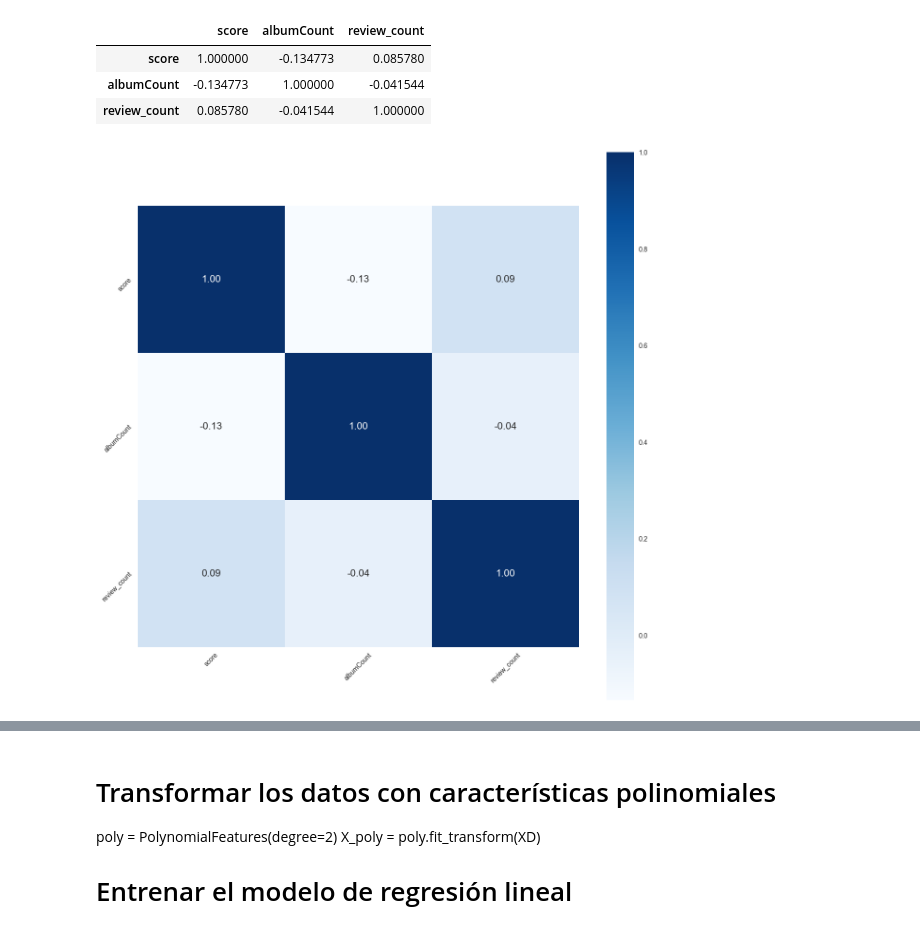
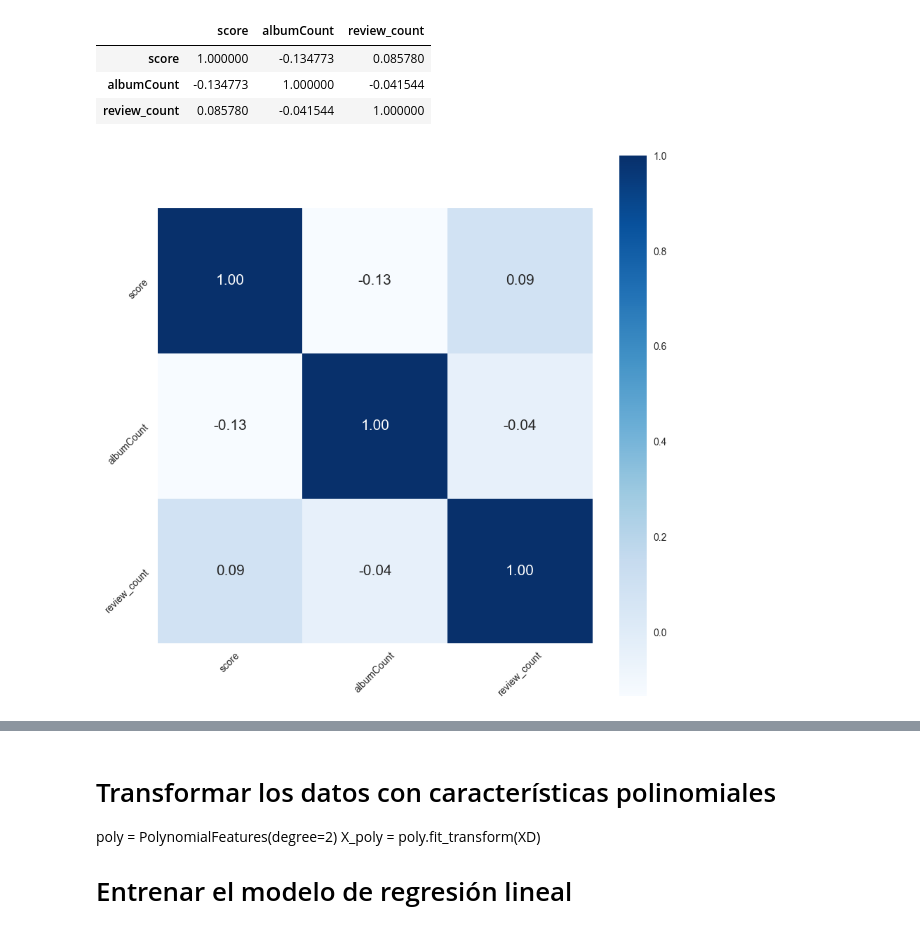
Before and after one commit to chainReactionCol/newRep, a Jupyter notebook: Data_StoryTelling_Sanchez_Ruiz.ipynb, the cells around one changed output, grey strips where cells are left out. Cells and saved outputs as stored; diff of their text form; code cells hidden in the pictures.

```diff
--- a/Data_StoryTelling_Sanchez_Ruiz.ipynb
+++ b/Data_StoryTelling_Sanchez_Ruiz.ipynb
@@ -861,25 +937,25 @@ correlation.head()
 # %%
 #Resulta más intuitivo ver la matriz de correlación a través de un gráfico - heatmap de seaborn
 
-plt.figure(figsize=(15,15)) #Defino el tamaño del grafico
+plt.figure(figsize=(10,10)) #Defino el tamaño del grafico
 
 #Genero el mapa de calor
 sns.cubehelix_palette(as_cmap=True)
 sns.heatmap(correlation,
             cbar = True,
             square = True,
             annot=True,
             fmt= '.2f',
             annot_kws={'size': 15},
             cmap= "Blues")
 
 #Roto los ejes para que queden inclinados
 plt.xticks(rotation = 45)
 plt.yticks(rotation = 45)
 plt.savefig('heat')
 plt.show()
 # %% [output]
-[figure, old version]
+[figure, new version]
 # %%
 X=correlation_final['albumCount']
 Y=correlation_final['score']
```
Also changed, not shown: parts of 12 cells of this notebook, 6 other files.
